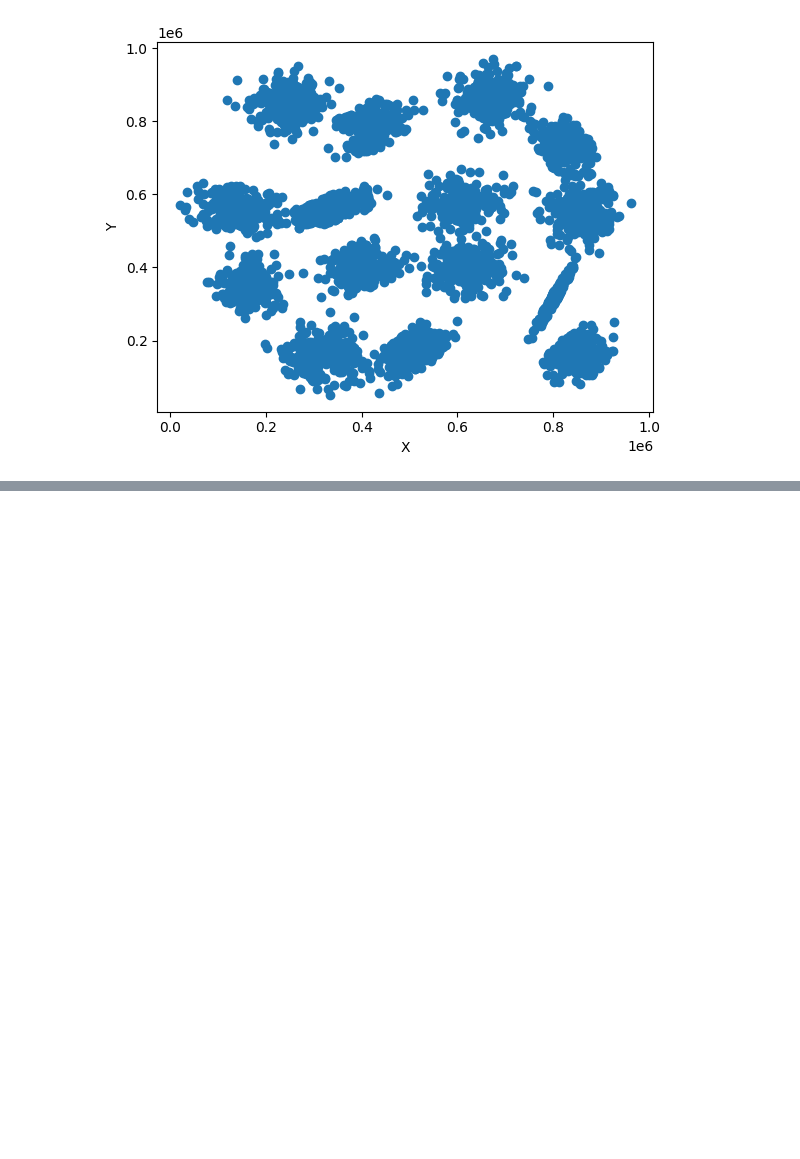
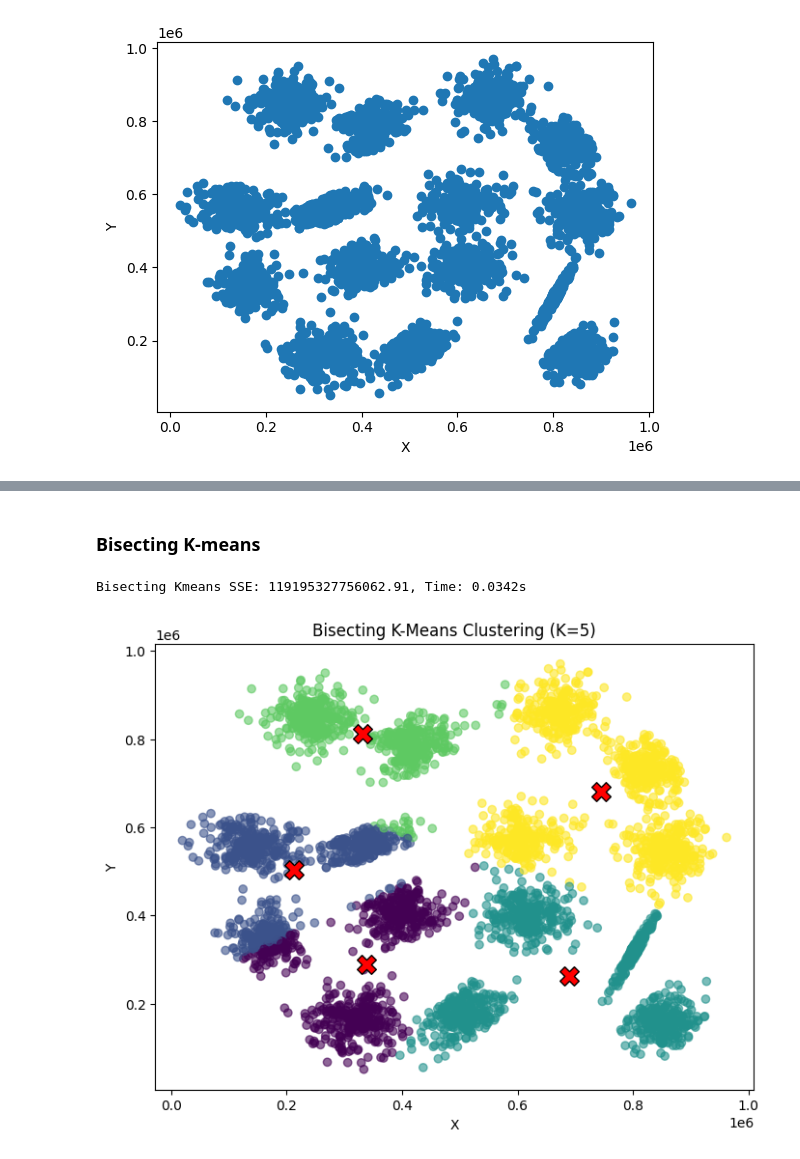
Before and after one commit to UsmanKhalil25/MMD, a Jupyter notebook: q1.ipynb, the cells around one changed output, grey strips where cells are left out. Saved outputs shown, nothing was run; the diff lists cells and outputs as text; code cells hidden in the pictures; blank space fills up the shorter version.

```diff
--- a/q1.ipynb
+++ b/q1.ipynb
@@ -250,6 +52,0 @@ Agglomerative Clustering (Average Linkage)
-# %%
-hierarchical_cluster = AgglomerativeClustering(n_clusters=11, metric='euclidean', linkage='average')
-labels = hierarchical_cluster.fit_predict(data)
-
-plt.scatter(x, y, c=labels)
-plt.show()
@@ -260,6 +52,0 @@ plt.show()
-# %%
-db_scan_cluster = DBSCAN(eps=10, min_samples=5)
-db_scan_cluster.fit(data)
-labels = db_scan_cluster.labels_
-
-print(labels)
@@ -267,0 +171,37 @@ print(labels)
+# %%
+def compute_sse(data, labels):
+    """Compute the sum of squared errors (SSE) for given cluster labels."""
+    unique_labels = np.unique(labels)
+    sse = 0.0
+    for lbl in unique_labels:
+        cluster_points = data[labels == lbl]
+        if len(cluster_points) > 0:
+            centroid = np.mean(cluster_points, axis=0)
+            sse += np.sum((cluster_points - centroid) ** 2)
+    return sse
+# %% [markdown]
+### Bisecting K-means
+# %%
+K = 5
+start_time = time.time()
+bisecting_kmeans = BisectingKMeans(n_clusters=K, random_state=42)
+bisecting_kmeans.fit(data)
+
+labels = bisecting_kmeans.fit_predict(data)
+elapsed_time = time.time() - start_time
+
+sse = compute_sse(data, labels)
+print(f"Bisecting Kmeans SSE: {sse:.2f}, Time: {elapsed_time:.4f}s")
+
+# Plotting the clusters
+plt.figure(figsize=(8, 6))
+plt.scatter(data[:, 0], data[:, 1], c=bisecting_kmeans.labels_, cmap='viridis', alpha=0.6)
+plt.scatter(bisecting_kmeans.cluster_centers_[:, 0], bisecting_kmeans.cluster_centers_[:, 1],
+            s=200, c='red', marker='X', edgecolors='black')
+plt.title("Bisecting K-Means Clustering (K=5)")
+plt.xlabel("X")
+plt.ylabel("Y")
+plt.show()
+# %% [output]
+Bisecting Kmeans SSE: 119195327756062.91, Time: 0.0342s
+[figure, added]
```
Also changed, not shown: parts of 42 cells of this notebook.
